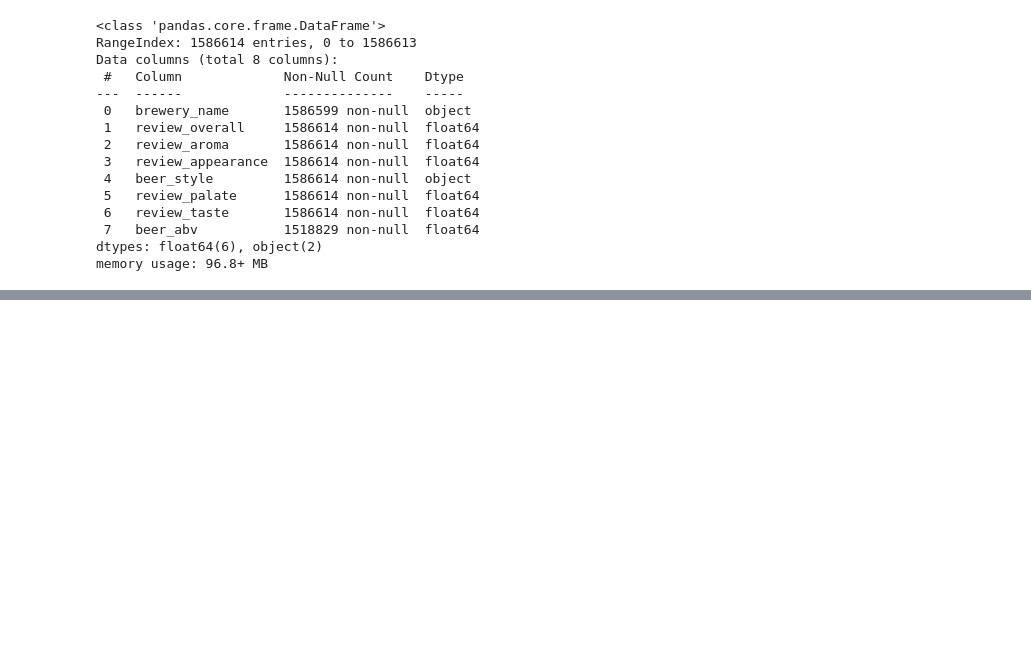
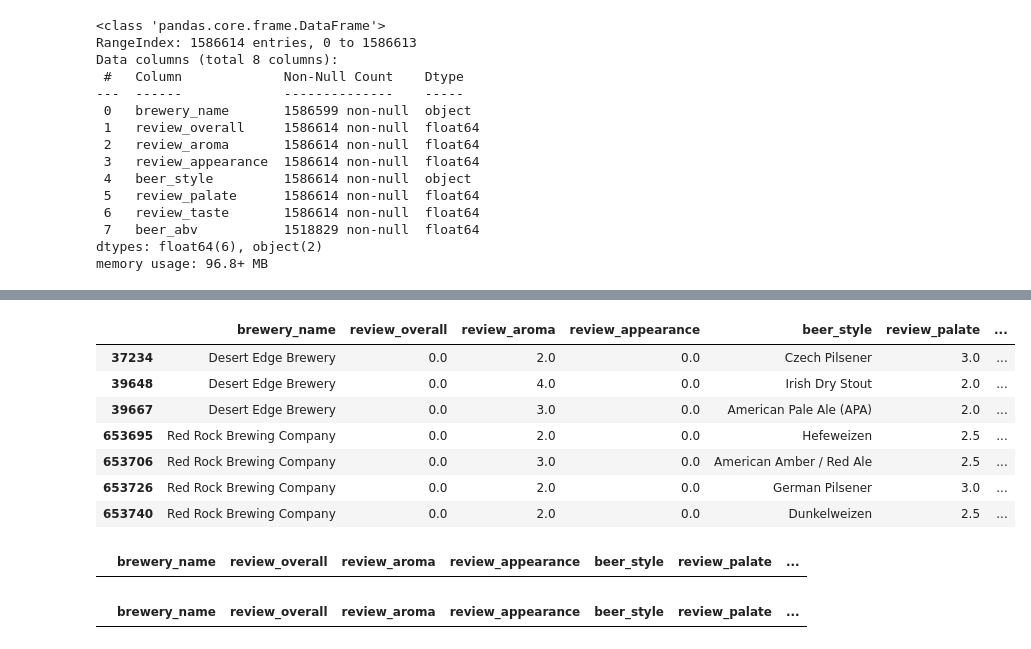
Before and after one commit to YuriiKlim/Projects, a Jupyter notebook: beer-reviews-predict.ipynb, the cells around one changed output, grey strips where cells are left out. Drawn from its saved outputs; the diff is of its cells as text; code cells hidden in the pictures; blank space fills up the shorter version.

```diff
--- a/beer-reviews-predict.ipynb
+++ b/beer-reviews-predict.ipynb
@@ -111,0 +146,14 @@ For example, when doing 'df[col].method(value, inplace=True)', try using 'df.met
+# %%
+rows_with_appearance_and_overall_zero = filtered_beer_reviews_df[(filtered_beer_reviews_df['review_appearance'] == 0) & (filtered_beer_reviews_df['review_overall'] == 0)]
+
+# Виведення знайдених рядків
+rows_with_appearance_and_overall_zero
+# %% [output]
+|  | brewery_name | review_overall | review_aroma | review_appearance | beer_style | review_palate | ... |
+| 37234 | Desert Edge Brewery | 0.0 | 2.0 | 0.0 | Czech Pilsener | 3.0 | ... |
+| 39648 | Desert Edge Brewery | 0.0 | 4.0 | 0.0 | Irish Dry Stout | 2.0 | ... |
+| 39667 | Desert Edge Brewery | 0.0 | 3.0 | 0.0 | American Pale Ale (APA) | 2.0 | ... |
+| 653695 | Red Rock Brewing Company | 0.0 | 2.0 | 0.0 | Hefeweizen | 2.5 | ... |
+| 653706 | Red Rock Brewing Company | 0.0 | 3.0 | 0.0 | American Amber / Red Ale | 2.5 | ... |
+| 653726 | Red Rock Brewing Company | 0.0 | 2.0 | 0.0 | German Pilsener | 3.0 | ... |
+| 653740 | Red Rock Brewing Company | 0.0 | 2.0 | 0.0 | Dunkelweizen | 2.5 | ... |
@@ -111,0 +168,8 @@ For example, when doing 'df[col].method(value, inplace=True)', try using 'df.met
+# %%
+rows_with_aroma_zero
+# %% [output]
+|  | brewery_name | review_overall | review_aroma | review_appearance | beer_style | review_palate | ... |
+# %%
+rows_with_palate_zero
+# %% [output]
+|  | brewery_name | review_overall | review_aroma | review_appearance | beer_style | review_palate | ... |
```
Also changed, not shown: parts of 15 cells of this notebook.
